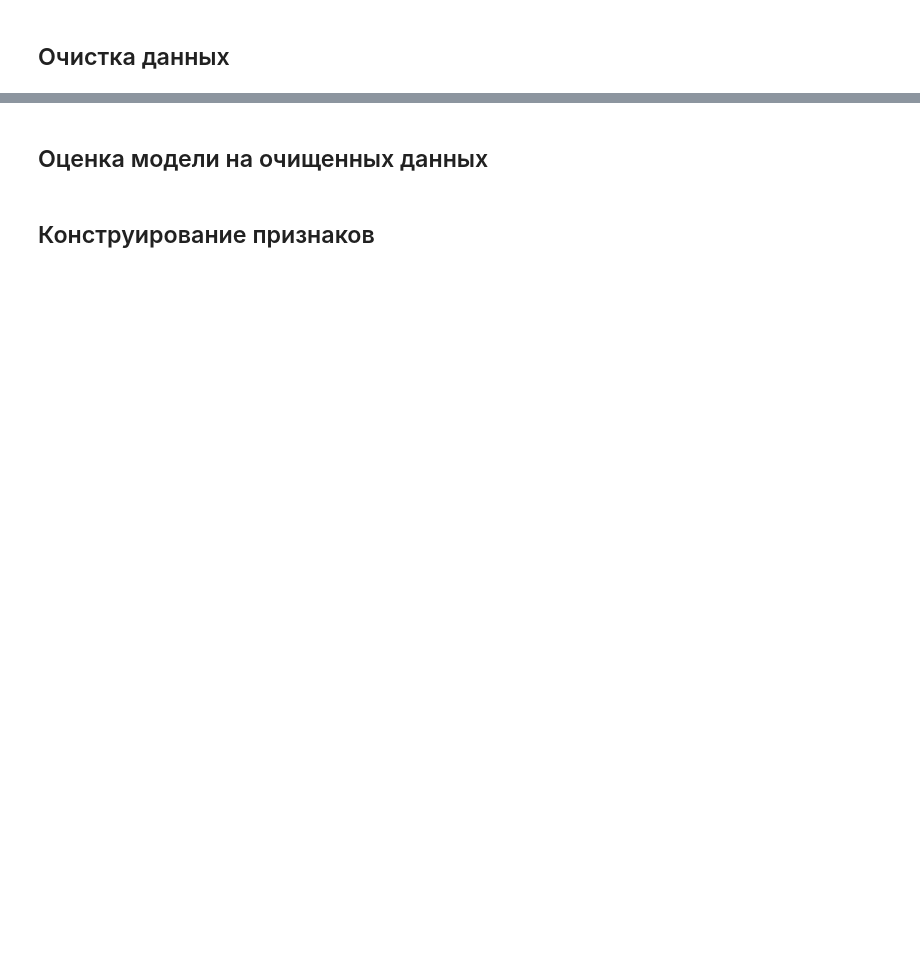
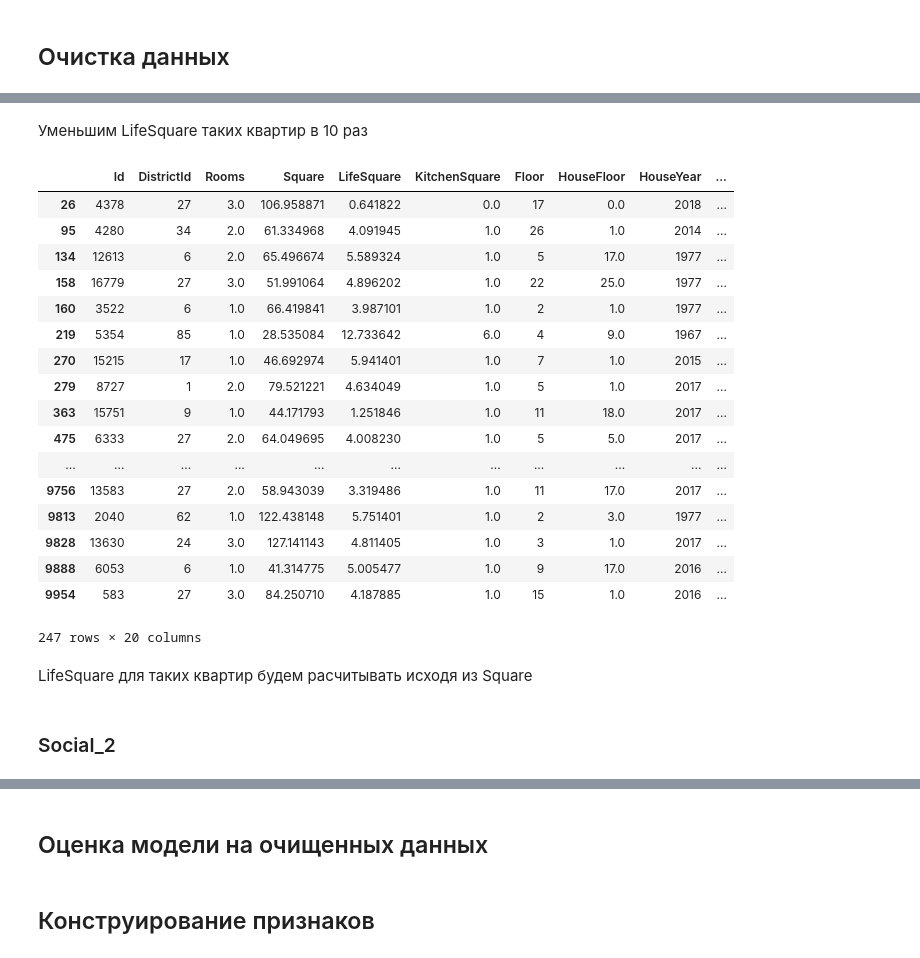
Before and after one commit to meFargot/gu-python-ds, a Jupyter notebook: Kurs_project_task/try_04.ipynb, the cells around one changed output, grey strips where cells are left out. Cells and saved outputs as stored; diff of their text form; code cells hidden in the pictures; blank space fills up the shorter version.

```diff
--- a/Kurs_project_task/try_04.ipynb
+++ b/Kurs_project_task/try_04.ipynb
@@ -282,0 +305,3 @@ plt.grid()
+# %%
+data_train.loc[data_train['Id'].isin([28, 2307, 11602]), 'Square'] = \
+                                                        data_train.loc[data_train['Id'].isin([28, 2307, 11602]), 'Square'] / 10
@@ -282,0 +370,4 @@ plt.grid()
+# %%
+data_train.loc[data_train['Id'].isin([5927,14003,14865]), 'Rooms'] = 2
+
+data_train.loc[data_train['Id'] == 8491, 'Rooms'] = 1
@@ -282,0 +411,2 @@ plt.grid()
+# %%
+data_train.loc[data_train['Id'] == 16550, 'LifeSquare'] = data_train.loc[data_train['Id'] == 16550, 'LifeSquare'] / 100
@@ -282,0 +427,30 @@ plt.grid()
+# %% [markdown]
+Уменьшим LifeSquare таких квартир в 10 раз
+# %%
+data_train.loc[data_train['Id'].isin([14990,2307,11602,15886]), 'LifeSquare'] = \
+                                              data_train.loc[data_train['Id'].isin([14990,2307,11602,15886]), 'LifeSquare'] / 10
+# %%
+data_train.loc[data_train['LifeSquare'] < 15]
+# %% [output]
+|  | Id | DistrictId | Rooms | Square | LifeSquare | KitchenSquare | Floor | HouseFloor | HouseYear | ... |
+| 26 | 4378 | 27 | 3.0 | 106.958871 | 0.641822 | 0.0 | 17 | 0.0 | 2018 | ... |
+| 95 | 4280 | 34 | 2.0 | 61.334968 | 4.091945 | 1.0 | 26 | 1.0 | 2014 | ... |
+| 134 | 12613 | 6 | 2.0 | 65.496674 | 5.589324 | 1.0 | 5 | 17.0 | 1977 | ... |
+| 158 | 16779 | 27 | 3.0 | 51.991064 | 4.896202 | 1.0 | 22 | 25.0 | 1977 | ... |
+| 160 | 3522 | 6 | 1.0 | 66.419841 | 3.987101 | 1.0 | 2 | 1.0 | 1977 | ... |
+| 219 | 5354 | 85 | 1.0 | 28.535084 | 12.733642 | 6.0 | 4 | 9.0 | 1967 | ... |
+| 270 | 15215 | 17 | 1.0 | 46.692974 | 5.941401 | 1.0 | 7 | 1.0 | 2015 | ... |
+| 279 | 8727 | 1 | 2.0 | 79.521221 | 4.634049 | 1.0 | 5 | 1.0 | 2017 | ... |
+| 363 | 15751 | 9 | 1.0 | 44.171793 | 1.251846 | 1.0 | 11 | 18.0 | 2017 | ... |
+| 475 | 6333 | 27 | 2.0 | 64.049695 | 4.008230 | 1.0 | 5 | 5.0 | 2017 | ... |
+| ... | ... | ... | ... | ... | ... | ... | ... | ... | ... | ... |
+| 9756 | 13583 | 27 | 2.0 | 58.943039 | 3.319486 | 1.0 | 11 | 17.0 | 2017 | ... |
+| 9813 | 2040 | 62 | 1.0 | 122.438148 | 5.751401 | 1.0 | 2 | 3.0 | 1977 | ... |
+| 9828 | 13630 | 24 | 3.0 | 127.141143 | 4.811405 | 1.0 | 3 | 1.0 | 2017 | ... |
+| 9888 | 6053 | 6 | 1.0 | 41.314775 | 5.005477 | 1.0 | 9 | 17.0 | 2016 | ... |
+| 9954 | 583 | 27 | 3.0 | 84.250710 | 4.187885 | 1.0 | 15 | 1.0 | 2016 | ... |
+247 rows × 20 columns
+# %% [markdown]
+LifeSquare для таких квартир будем расчитывать исходя из Square
+# %% [markdown]
+### Social_2
```
Also changed, not shown: parts of 62 cells of this notebook.
